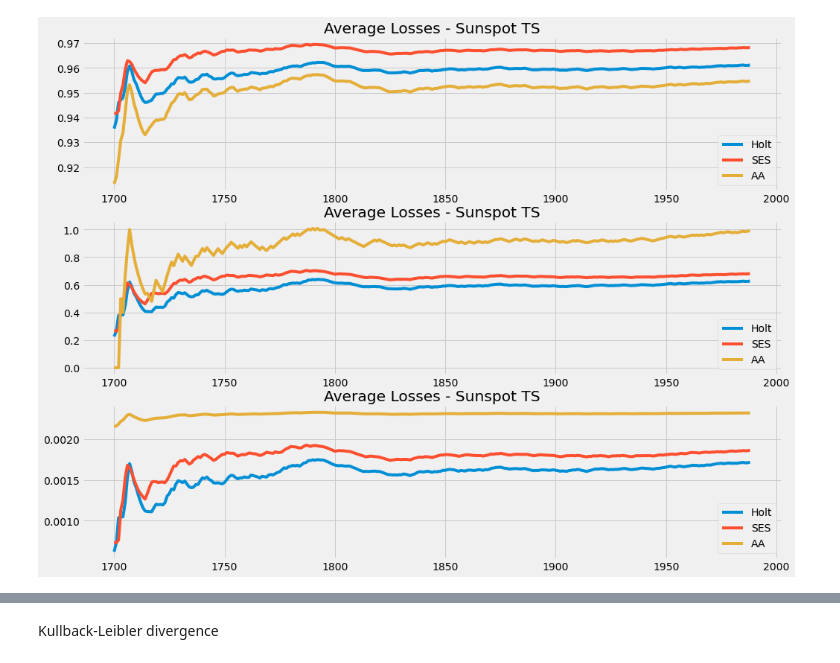
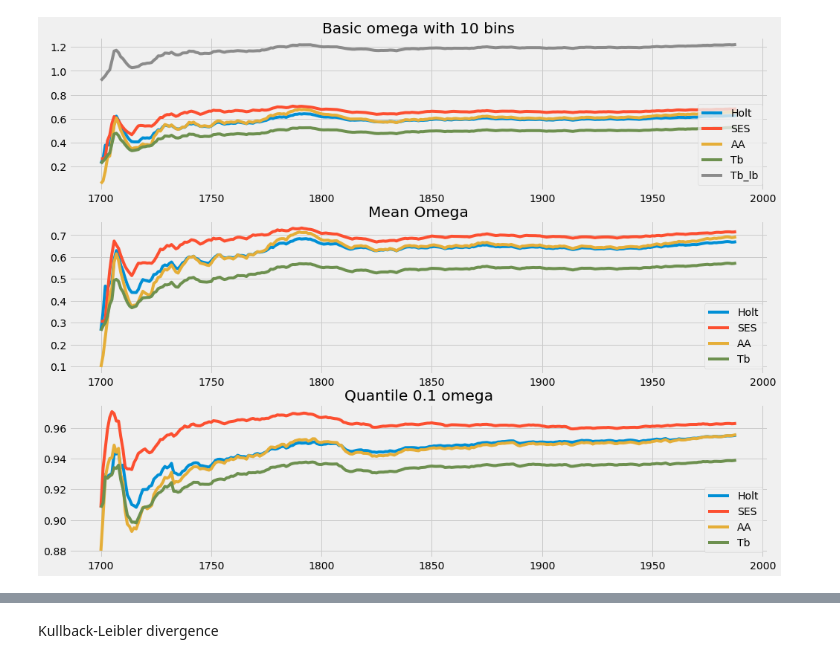
Before and after one commit to aromanenko/AggregatingAlgorithm, a Jupyter notebook: DFA.ipynb, the cells around one changed output, grey strips where cells are left out. Saved outputs shown, nothing was run; the diff lists cells and outputs as text; code cells hidden in the pictures.

```diff
--- a/DFA.ipynb
+++ b/DFA.ipynb
@@ -275,7 +236,8 @@ def update_weights(weights, losses, eta=1):
     new_weights = weights * exp_losses
     return new_weights / (np.sum(new_weights))
 # %%
-def aggregating_algorithm(ts, horizon, base_alg_dict, bins=10, loss_function=brier_loss, weights=None, eta=1):
+def aggregating_algorithm(ts, horizon, base_alg_dict, bins=10, omega_mode="basic",
+                          loss_function=brier_loss, p=2, weights=None, eta=1):
     """
     Returns density dictionary {'bins': np.array, 'probs': np.array, 'dotted_forecast': float}.
 
@@ -292,6 +254,7 @@ def aggregating_algorithm(ts, horizon, base_alg_dict, bins=10, loss_function=bri
     loss_function : function
         The loss function of aggregating algorithm.
     """
+
     T = len(ts)
     K = len(base_alg_dict)
 
@@ -301,13 +264,14 @@ def aggregating_algorithm(ts, horizon, base_alg_dict, bins=10, loss_function=bri
     if not weights:
         weights = np.full(K, 1/K)
 
-    omega = get_omega(ts) # здесь в Omega прогнозы не учитываются
+    omega = get_omega(ts, mode=omega_mode, bins=bins) # здесь в Omega прогнозы не учитываются
 
     i = 0
     for base_alg, base_alg_params in base_alg_dict.items():
         BA_preds[i] = get_density_forecast(ts, horizon, base_alg, base_params=base_alg_params,
-                                           bins=bins, omega=omega, fittedvalues=True)
+                                           omega=omega, fittedvalues=True)
         i += 1
+
 
     losses, prev_losses = None, None
 
@@ -315,10 +279,10 @@ def aggregating_algorithm(ts, horizon, base_alg_dict, bins=10, loss_function=bri
         preds = BA_preds[:, t]
 
         if not prev_losses:
-            prev_losses = [loss_function(ts[t], pred) for pred in preds]  # cheat
+            prev_losses = [loss_function(ts.values[t], pred, p) for pred in preds]  # cheat
 
-        generalized_predictions = get_generalized_prediction(ts[:t], preds, omega,
-                                                             weights, loss_function, eta)
+        generalized_predictions = get_generalized_prediction(ts.values[:t], preds, omega,
+                                                             weights, loss_function, p, eta)
 
         #solving the equation to find s
         s_init = np.max(generalized_predictions)
@@ -327,12 +291,11 @@ def aggregating_algorithm(ts, horizon, base_alg_dict, bins=10, loss_function=bri
         #get real prediction with substitution function
         AA_preds[t]['bins'] = BA_preds[:, t][0]['bins']
         real_predictions = substitution_function(generalized_predictions, s)
-        omega_and_predictions = list(zip(omega, real_predictions))
-        AA_preds[t]['probs'] = get_AA_density(omega_and_predictions, AA_preds[t]['bins'])
+        AA_preds[t]['probs'] = real_predictions
 
         #update weights
         if t < T:
-            losses = [loss_function(ts[t], pred) for pred in preds]
+            losses = [loss_function(ts.values[t], pred, p) for pred in preds]
             weights = update_weights(weights, losses, eta)
 
             prev_losses = losses
@@ -385,22 +399,24 @@ fig, ax = plt.subplots(3, figsize=(15,12))
 ax[0].plot(sunspot_ts.index, np.cumsum(Holt_losses) / list(range(1, len(sunspot_ts.values) + 1)))
 ax[0].plot(sunspot_ts.index, np.cumsum(SES_losses) / list(range(1, len(sunspot_ts.values) + 1)))
 ax[0].plot(sunspot_ts.index, np.cumsum(AA_losses) / list(range(1, len(sunspot_ts.values) + 1)))
-ax[0].set_title('Average Losses - Sunspot TS')
-ax[0].legend(['Holt', 'SES', 'AA'], loc='lower right');
+ax[0].plot(sunspot_ts.index, np.cumsum(tb) / list(range(1, len(sunspot_ts.values) + 1)))
+ax[0].plot(sunspot_ts.index, np.cumsum(tbln) / list(range(1, len(sunspot_ts.values) + 1)))
+ax[0].set_title('Basic omega with 10 bins')
+ax[0].legend(['Holt', 'SES', 'AA', 'Tb', 'Tb_lb'], loc='lower right');
 
-ax[1].plot(sunspot_ts.index, np.cumsum(Holt_losses2) / list(range(1, len(sunspot_ts.values) + 1)))
-ax[1].plot(sunspot_ts.index, np.cumsum(SES_losses2) / list(range(1, len(sunspot_ts.values) + 1)))
-ax[1].plot(sunspot_ts.index, np.cumsum(AA_losses2) / list(range(1, len(sunspot_ts.values) + 1)))
-ax[1].set_title('Average Losses - Sunspot TS')
-ax[1].legend(['Holt', 'SES', 'AA'], loc='lower right');
+ax[1].plot(sunspot_ts.index, np.cumsum(Holt_losses_mean) / list(range(1, len(sunspot_ts.values) + 1)))
+ax[1].plot(sunspot_ts.index, np.cumsum(SES_losses_mean) / list(range(1, len(sunspot_ts.values) + 1)))
+ax[1].plot(sunspot_ts.index, np.cumsum(AA_losses_mean) / list(range(1, len(sunspot_ts.values) + 1)))
+ax[1].plot(sunspot_ts.index, np.cumsum(tb_mean) / list(range(1, len(sunspot_ts.values) + 1)))
+# ax[1].plot(sunspot_ts.index, np.cumsum(tbln) / list(range(1, len(sunspot_ts.values) + 1)))
+ax[1].set_title('Mean Omega')
+ax[1].legend(['Holt', 'SES', 'AA', 'Tb'], loc='lower right');
 
-ax[2].plot(sunspot_ts.index, np.cumsum(Holt_losses3) / list(range(1, len(sunspot_ts.values) + 1)))
-ax[2].plot(sunspot_ts.index, np.cumsum(SES_losses3) / list(range(1, len(sunspot_ts.values) + 1)))
-ax[2].plot(sunspot_ts.index, np.cumsum(AA_losses3) / list(range(1, len(sunspot_ts.values) + 1)))
-ax[2].set_title('Average Losses - Sunspot TS')
-ax[2].legend(['Holt', 'SES', 'AA'], loc='lower right');
-
-print(f'Average Holt Loss: {np.mean(Holt_losses)}')
-print(f'Average SES Loss: {np.mean(SES_losses)}')
-print(f'Average AA Loss: {np.mean(AA_losses)}')
+ax[2].plot(sunspot_ts.index, np.cumsum(Holt_losses_quant) / list(range(1, len(sunspot_ts.values) + 1)))
+ax[2].plot(sunspot_ts.index, np.cumsum(SES_losses_quant) / list(range(1, len(sunspot_ts.values) + 1)))
+ax[2].plot(sunspot_ts.index, np.cumsum(AA_losses_quant) / list(range(1, len(sunspot_ts.values) + 1)))
+ax[2].plot(sunspot_ts.index, np.cumsum(tb_quant) / list(range(1, len(sunspot_ts.values) + 1)))
+# ax[2].plot(sunspot_ts.index, np.cumsum(tbln) / list(range(1, len(sunspot_ts.values) + 1)))
+ax[2].set_title('Quantile 0.1 omega')
+ax[2].legend(['Holt', 'SES', 'AA', 'Tb'], loc='lower right');
 # %% [output]
@@ -410 +423 @@ Average AA Loss: 0.9547724897266034
-[figure, old version]
+[figure, new version]
```
Also changed, not shown: parts of 47 cells of this notebook.
